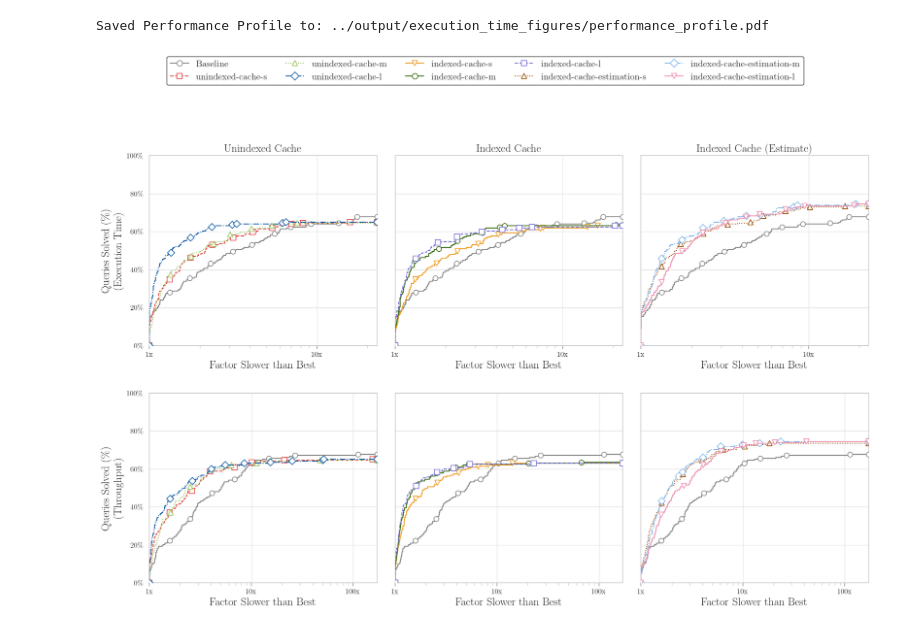
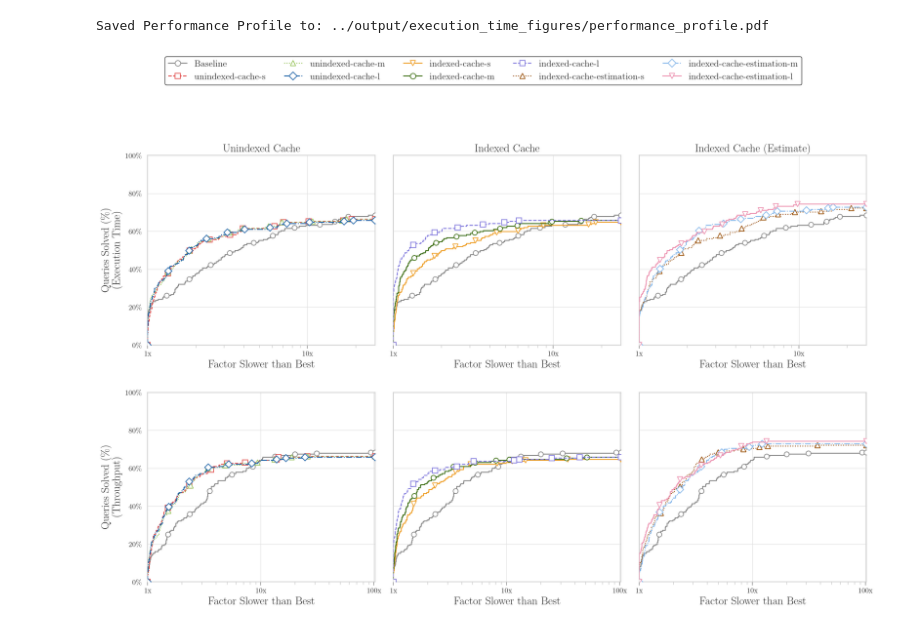
Before and after one commit to RubenEschauzier/process-raw-caching-jbr-output, a Jupyter notebook: src/data_analysis_quantile_plot.ipynb, the cells around one changed output. Cells and saved outputs as stored; diff of their text form; code cells hidden in the pictures.

Commit message:
Update processor to accomodate the new data and analysis

```diff
--- a/src/data_analysis_quantile_plot.ipynb
+++ b/src/data_analysis_quantile_plot.ipynb
@@ -776,17 +775,17 @@ def plot_faceted_speedup(
     plt.show()
 
 if __name__ == "__main__":
-    raw_data_cache_s = os.path.join("..", "data", "query-results-raw-cache-s.json")
-    raw_data_cache_m = os.path.join("..", "data", "query-results-raw-cache-m.json")
-    raw_data_cache_l = os.path.join("..", "data", "query-results-raw-cache-l.json")
+    raw_data_cache_s = os.path.join("..", "data", "data-standard", "query-results-raw-unindexed-s.json")
+    raw_data_cache_m = os.path.join("..", "data", "data-standard", "query-results-raw-unindexed-m.json")
+    raw_data_cache_l = os.path.join("..", "data", "data-standard", "query-results-raw-unindexed-l.json")
 
-    raw_data_query_cache_s = os.path.join("..", "data", "query-results-raw-query-cache-s.json")
-    raw_data_query_cache_m = os.path.join("..", "data", "query-results-raw-query-cache-m.json")
-    raw_data_query_cache_l = os.path.join("..", "data", "query-results-raw-query-cache-l.json")
+    raw_data_query_cache_s = os.path.join("..", "data", "data-standard", "query-results-raw-index-s.json")
+    raw_data_query_cache_m = os.path.join("..", "data", "data-standard", "query-results-raw-index-m.json")
+    raw_data_query_cache_l = os.path.join("..", "data", "data-standard", "query-results-raw-index-l.json")
 
-    raw_data_query_cache_estimate_s = os.path.join("..", "data", "query-results-raw-query-cache-estimate-s.json")
-    raw_data_query_cache_estimate_m = os.path.join("..", "data", "query-results-raw-query-cache-estimate-m.json")
-    raw_data_query_cache_estimate_l = os.path.join("..", "data", "query-results-raw-query-cache-estimate-l.json")
+    raw_data_query_cache_estimate_s = os.path.join("..", "data", "data-standard", "query-results-raw-index-e-s.json")
+    raw_data_query_cache_estimate_m = os.path.join("..", "data", "data-standard", "query-results-raw-index-e-m.json")
+    raw_data_query_cache_estimate_l = os.path.join("..", "data", "data-standard", "query-results-raw-index-e-l.json")
 
     all_locations_cache = [ raw_data_cache_s, raw_data_cache_m, raw_data_cache_l ]
     all_locations_cache_no_estimation = [ raw_data_cache_s, raw_data_cache_m, raw_data_cache_l,
@@ -798,7 +797,7 @@ if __name__ == "__main__":
     all_locations = [raw_data_cache_s, raw_data_cache_m, raw_data_cache_l,
                            raw_data_query_cache_s, raw_data_query_cache_m, raw_data_query_cache_l,
                            raw_data_query_cache_estimate_s, raw_data_query_cache_estimate_m, raw_data_query_cache_estimate_l]
-    location_default = [ os.path.join("..", "data", "query-results-raw-default.json") ]
+    location_default = [ os.path.join("..", "data", "data-standard", "query-results-raw-default.json") ]
 
     # Add ticker marks to line, move y-axis tickets to the left
     # Change name axis to percentile and make it shared, don't do different axis names
@@ -851,7 +848,10 @@ def get_algorithm_labels(locations):
             'query-cache-estimate': 'indexed-cache-estimation',
             'random-cache': 'unindexed-cache',
             'random-query-cache': 'indexed-cache',
-            'random-query-cache-estimate': 'indexed-cache-estimation'
+            'random-query-cache-estimate': 'indexed-cache-estimation',
+            'unindexed': 'unindexed-cache',
+            'index': 'indexed-cache',
+            'index-e': 'indexed-cache-estimation'
 
         }
 
@@ -1127,41 +1127,75 @@ def plot_performance_profile(
     plt.show()
 
 # Execution block remains the same
 if __name__ == "__main__":
-    raw_data_cache_s = os.path.join("..", "data", "query-results-raw-cache-s.json")
-    raw_data_cache_m = os.path.join("..", "data", "query-results-raw-cache-m.json")
-    raw_data_cache_l = os.path.join("..", "data", "query-results-raw-cache-l.json")
+    raw_data_cache_s = os.path.join("..", "data", "data-standard", "query-results-raw-unindexed-s.json")
+    raw_data_cache_m = os.path.join("..", "data", "data-standard", "query-results-raw-unindexed-m.json")
+    raw_data_cache_l = os.path.join("..", "data", "data-standard", "query-results-raw-unindexed-l.json")
 
-    raw_data_query_cache_s = os.path.join("..", "data", "query-results-raw-query-cache-s.json")
-    raw_data_query_cache_m = os.path.join("..", "data", "query-results-raw-query-cache-m.json")
-    raw_data_query_cache_l = os.path.join("..", "data", "query-results-raw-query-cache-l.json")
+    raw_data_query_cache_s = os.path.join("..", "data", "data-standard", "query-results-raw-index-s.json")
+    raw_data_query_cache_m = os.path.join("..", "data", "data-standard", "query-results-raw-index-m.json")
+    raw_data_query_cache_l = os.path.join("..", "data", "data-standard", "query-results-raw-index-l.json")
 
-    raw_data_query_cache_estimate_s = os.path.join("..", "data", "query-results-raw-query-cache-estimate-s.json")
-    raw_data_query_cache_estimate_m = os.path.join("..", "data", "query-results-raw-query-cache-estimate-m.json")
-    raw_data_query_cache_estimate_l = os.path.join("..", "data", "query-results-raw-query-cache-estimate-l.json")
+    raw_data_query_cache_estimate_s = os.path.join("..", "data", "data-standard", "query-results-raw-index-e-s.json")
+    raw_data_query_cache_estimate_m = os.path.join("..", "data", "data-standard", "query-results-raw-index-e-m.json")
+    raw_data_query_cache_estimate_l = os.path.join("..", "data", "data-standard", "query-results-raw-index-e-l.json")
+
+    raw_data_cache_store_s = os.path.join("..", "data", "data-standard", "query-results-raw-store-s.json")
+    raw_data_cache_store_m = os.path.join("..", "data", "data-standard", "query-results-raw-store-m.json")
+    raw_data_cache_store_l = os.path.join("..", "data", "data-standard", "query-results-raw-store-l.json")
+
+    raw_data_cache_store_e_s = os.path.join("..", "data", "data-standard", "query-results-raw-store-e-s.json")
+    raw_data_cache_store_e_m = os.path.join("..", "data", "data-standard", "query-results-raw-store-e-m.json")
+    raw_data_cache_store_e_l = os.path.join("..", "data", "data-standard", "query-results-raw-store-e-l.json")
+
+    raw_data_cache_store_e_o_s = os.path.join("..", "data", "data-standard", "query-results-raw-store-e-o-s.json")
+    raw_data_cache_store_e_o_m = os.path.join("..", "data", "data-standard", "query-results-raw-store-e-o-m.json")
+    raw_data_cache_store_e_o_l = os.path.join("..", "data", "data-standard", "query-results-raw-store-e-o-l.json")
+
 
     all_locations_cache = [ raw_data_cache_s, raw_data_cache_m, raw_data_cache_l ]
     all_locations_query_cache = [ raw_data_query_cache_s, raw_data_query_cache_m, raw_data_query_cache_l ]
     all_locations_query_cache_estimate = [ raw_data_query_cache_estimate_s, raw_data_query_cache_estimate_m, raw_data_query_cache_estimate_l ]
 
-    location_default = [ os.path.join("..", "data", "query-results-raw-default.json") ]
+    all_loc_store = [ raw_data_cache_store_s, raw_data_cache_store_m, raw_data_cache_store_l ]
+    all_loc_store_e = [ raw_data_cache_store_e_s, raw_data_cache_store_e_m, raw_data_cache_store_e_l ]
+    all_loc_store_e_o = [ raw_data_cache_store_e_o_s, raw_data_cache_store_e_o_m, raw_data_cache_store_e_o_l ]
+
+    location_default = [ os.path.join("..", "data", "data-standard", "query-results-raw-default.json") ]
 
     # Dynamically generate the algorithm labels based on filenames
     labels_cache = get_algorithm_labels(all_locations_cache)
     labels_query_cache = get_algorithm_labels(all_locations_query_cache)
     labels_estimate = get_algorithm_labels(all_locations_query_cache_estimate)
+
+    labels_store = get_algorithm_labels(all_loc_store)
+    labels_store_e = get_algorithm_labels(all_loc_store_e)
+    labels_store_e_o = get_algorithm_labels(all_loc_store_e_o)
 
     plot_performance_profile(
         baseline_locations=location_default,
         cache_locations_1=all_locations_cache,
         cache_locations_2=all_locations_query_cache,
         cache_locations_3=all_locations_query_cache_estimate,
         algorithm_labels_1=labels_cache,
         algorithm_labels_2=labels_query_cache,
         algorithm_labels_3=labels_estimate,
         metrics=["time", "throughput"],
         save_location="../output/execution_time_figures/performance_profile.pdf"
     )
+
+    plot_performance_profile(
+        baseline_locations=location_default,
+        cache_locations_1=all_loc_store,
+        cache_locations_2=all_loc_store_e,
+        cache_locations_3=all_loc_store_e_o,
+        algorithm_labels_1=labels_store,
+        algorithm_labels_2=labels_store_e,
+        algorithm_labels_3=labels_store_e_o,
+        metrics=["time", "throughput"],
+        save_location="../output/execution_time_figures/performance_profile_store.pdf",
+        facet_titles=["Indexed Store", "Indexed Store Estimation", "Indexed Store Estimation (Offline Traversal)"]
+    )
 # %% [output]
 Saved Performance Profile to: ../output/execution_time_figures/performance_profile.pdf
-[figure, old version]
+[figure, new version]
```
Also changed, not shown: parts of 4 cells of this notebook, 5 other files.
